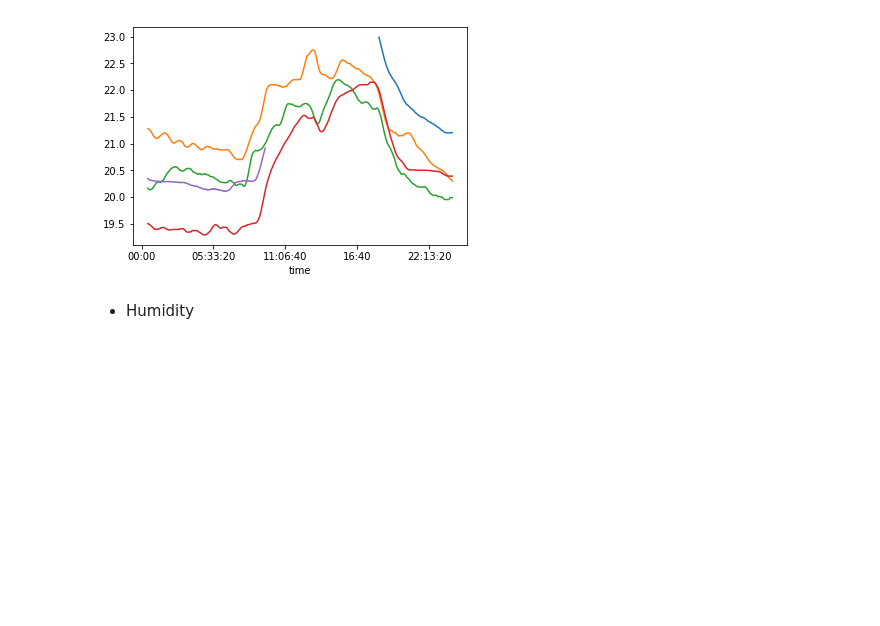
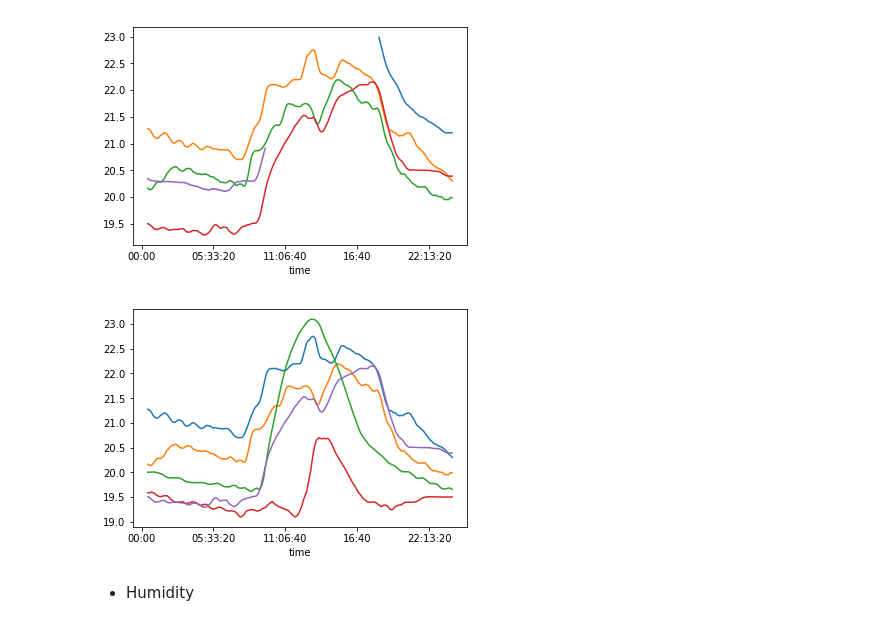
Before and after one commit to SOYNGPARK/naver-dsc, a Jupyter notebook: eda.ipynb, the cells around one changed output. Cells and saved outputs as stored; diff of their text form; code cells hidden in the pictures; blank space fills up the shorter version.

```diff
--- a/eda.ipynb
+++ b/eda.ipynb
@@ -6,7 +8,7 @@ from pandas.plotting import scatter_matrix
 # %% [markdown]
 ## Load Data
 # %%
-data = pd.read_csv(r'C:\Users\soug9\Desktop\occupancy_data\datatraining.txt')
+data = pd.read_csv(r'C:\Users\soug9\Desktop\occupancy_data\01_original\datatraining.txt')
 # %%
 data.dtypes
 # %% [output]
@@ -170,6 +172,14 @@ trend('Temperature', 9)
 trend('Temperature', 10)
 # %% [output]
 [figure]
+# %%
+trend('Temperature', 5)
+trend('Temperature', 6)
+trend('Temperature', 7)
+trend('Temperature', 8)
+trend('Temperature', 9)
+# %% [output]
+[figure, added]
 # %% [markdown]
 * Humidity
 # %%
```
Also changed, not shown: parts of 4 cells of this notebook, 1 other file.
